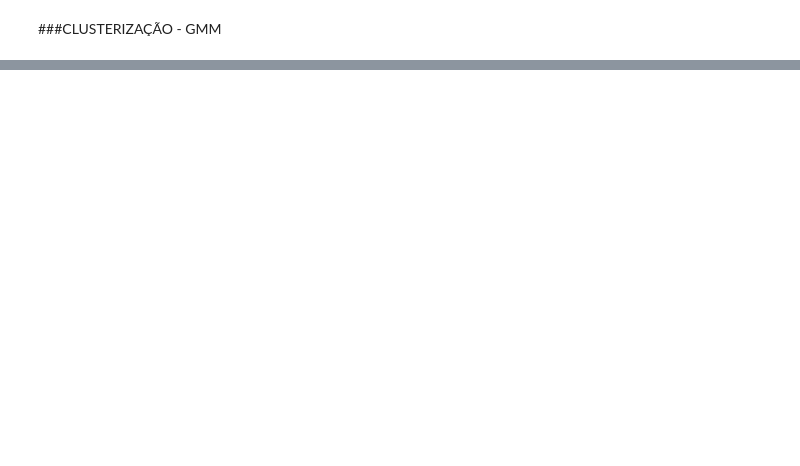
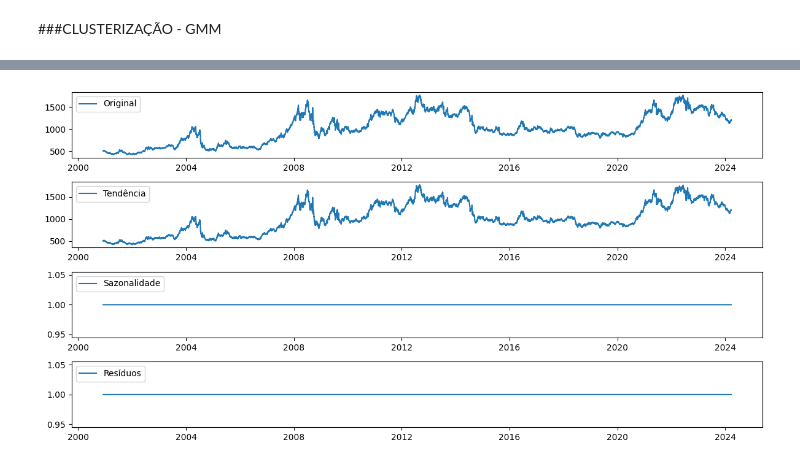
Before and after one commit to FelipeRuanMarinheiro/SOJA__REG, a Jupyter notebook: SOJA_REG.ipynb, the cells around one changed output, grey strips where cells are left out. Drawn from its saved outputs; the diff is of its cells as text; code cells hidden in the pictures; blank space fills up the shorter version.

```diff
--- a/SOJA_REG.ipynb
+++ b/SOJA_REG.ipynb
@@ -1371,0 +1399,85 @@ plt.show()
+# %%
+import pandas as pd
+import numpy as np
+import matplotlib.pyplot as plt
+from statsmodels.tsa.seasonal import seasonal_decompose
+from statsmodels.tsa.stattools import adfuller
+from sklearn.model_selection import train_test_split
+from sklearn.preprocessing import StandardScaler
+from sklearn.linear_model import LinearRegression
+from sklearn import metrics
+
+
+# Visualizar os primeiros registros do DataFrame
+print(df_soy.head())
+
+# Decomposição da série temporal
+result = seasonal_decompose(df_soy['Close'], model='multiplicative', period=1)  # Period define a periodicidade da sazonalidade
+trend = result.trend
+seasonal = result.seasonal
+residual = result.resid
+
+# Visualizar a decomposição
+plt.figure(figsize=(12, 6))
+plt.subplot(411)
+plt.plot(df_soy['Close'], label='Original')
+plt.legend(loc='upper left')
+plt.subplot(412)
+plt.plot(trend, label='Tendência')
+plt.legend(loc='upper left')
+plt.subplot(413)
+plt.plot(seasonal, label='Sazonalidade')
+plt.legend(loc='upper left')
+plt.subplot(414)
+plt.plot(residual, label='Resíduos')
+plt.legend(loc='upper left')
+plt.tight_layout()
+plt.show()
+
+# Verificar estacionariedade
+def adf_test(timeseries):
+    result = adfuller(timeseries, autolag='AIC')
+    print('ADF Statistic: {:.3f}'.format(result[0]))
+    print('p-value: {:.3f}'.format(result[1]))
+    print('Critical Values:')
+    for key, value in result[4].items():
+        print('\t{}: {:.3f}'.format(key, value))
+
+print('Verificação de estacionariedade para a série original:')
+adf_test(df_soy['Close'])
+
+# Regressão linear
+# Criar a variável "preço amanhã"
+df_soy['Preço Amanhã'] = df_soy['Close'].shift(-1)
+
+# Remover a última linha (que ficou com NaN após o deslocamento)
+df_soy.dropna(inplace=True)
+
+# Definir variáveis preditoras e alvo
+X = df_soy[['Open', 'High', 'Low', 'Close', 'Volume']]
+y = df_soy['Preço Amanhã']
+
+# Dividir os dados em conjunto de treino e teste
+X_train, X_test, y_train, y_test = train_test_split(X, y, test_size=0.2, random_state=42)
+
+# Padronizar os dados
+scaler = StandardScaler()
+X_train_scaled = scaler.fit_transform(X_train)
+X_test_scaled = scaler.transform(X_test)
+
+# Treinar o modelo de regressão linear
+model = LinearRegression()
+model.fit(X_train_scaled, y_train)
+
+# Fazer previsões
+predictions = model.predict(X_test_scaled)
+
+# Avaliar o desempenho do modelo
+print('Métricas de Avaliação:')
+print('MAE:', metrics.mean_absolute_error(y_test, predictions))
+print('MSE:', metrics.mean_squared_error(y_test, predictions))
+print('RMSE:', np.sqrt(metrics.mean_squared_error(y_test, predictions)))
+print('R2 Score:', metrics.r2_score(y_test, predictions))
+
+print(df_soy)
+# %% [output]
@@ -1371,0 +1491 @@ plt.show()
+[figure, added]
```
Also changed, not shown: parts of 23 cells of this notebook.
